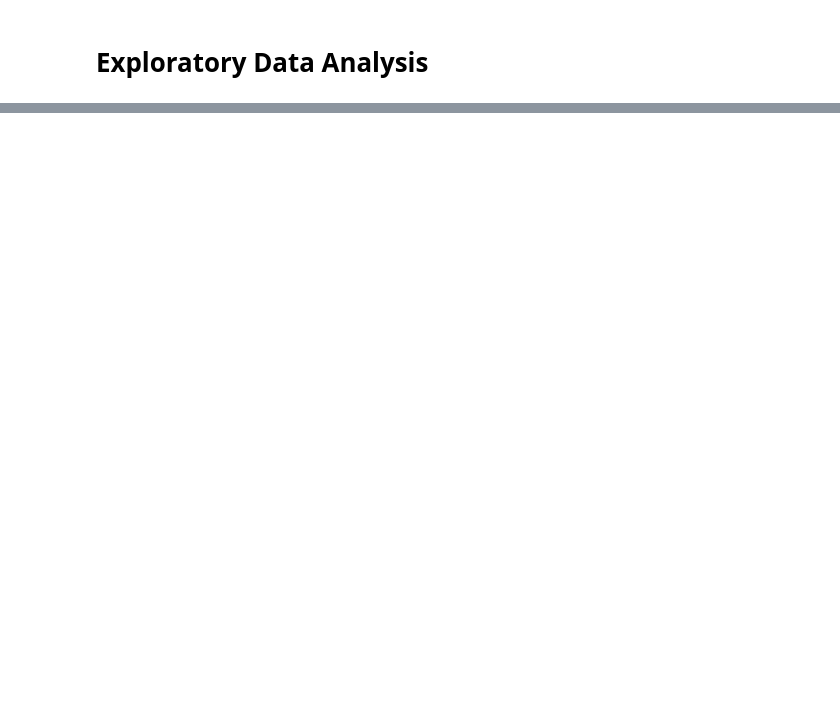
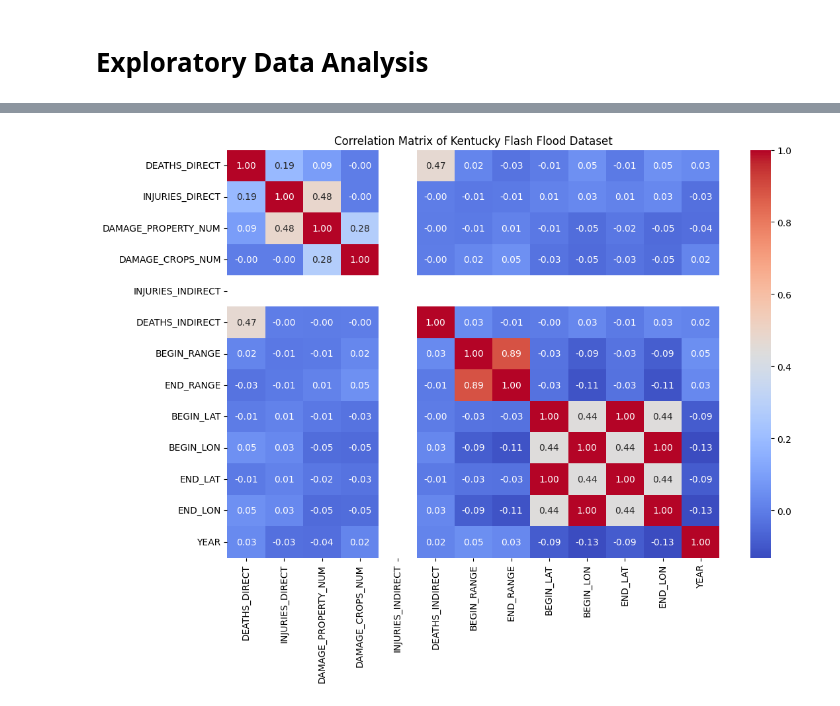
Before and after one commit to ashleyadehart/flash_floods_ky_2015_2025, a Jupyter notebook: flash_floods_ky_2015_2025.ipynb, the cells around one changed output, grey strips where cells are left out. Cells and saved outputs as stored; diff of their text form; code cells hidden in the pictures; blank space fills up the shorter version.

Commit message:
Updated code to conduct more EDA, along with creating visualizations for the dataset

```diff
--- a/flash_floods_ky_2015_2025.ipynb
+++ b/flash_floods_ky_2015_2025.ipynb
@@ -45,9 +127,12 @@ df.rename(columns={'CZ_NAME_STR': 'COUNTY_NAME'}, inplace=True)
 df.drop(columns=['MAGNITUDE', 'MAGNITUDE_TYPE','TOR_F_SCALE', 'TOR_LENGTH', 'TOR_WIDTH' ], inplace=True)
 # %%
 # Fix data types using .astype()
-df= df.astype({'BEGIN_DATE': 'datetime64[ns]'})
-df= df.astype({'END_DATE': 'datetime64[ns]'})
-df= df.astype({'EVENT_ID': 'object'})
-df= df.astype({'BEGIN_TIME': 'object'})
-df= df.astype({'END_TIME': 'object'})
+df = df.astype({'BEGIN_DATE': 'datetime64[ns]'})
+df = df.astype({'END_DATE': 'datetime64[ns]'})
+df = df.astype({'EVENT_ID': 'object'})
+df = df.astype({'BEGIN_TIME': 'object'})
+df = df.astype({'END_TIME': 'object'})
+df = df.astype({'EPISODE_ID': 'object'})
+df = df.astype({'CZ_FIPS': 'object'})
+df = df.astype({'YEAR': 'int64'})
 print(df.dtypes)
@@ -56,0 +188,4 @@ df.isnull().sum()
+# %%
+# Replace missing values in EVENT_NARRATIVE with "Unknown"
+df["EVENT_NARRATIVE"] = df["EVENT_NARRATIVE"].fillna("Unknown")
+print(df["EVENT_NARRATIVE"].isna().sum())
@@ -59,0 +404,13 @@ df.duplicated().sum()
+# %%
+# Create a heatmap that shows correlations between numerical variables
+numeric_df = df.select_dtypes(include=["number"])
+
+corr_matrix = numeric_df.corr()
+
+plt.figure(figsize=(12, 8))
+sns.heatmap(corr_matrix, annot=True, cmap="coolwarm", fmt=".2f")
+
+plt.title("Correlation Matrix of Kentucky Flash Flood Dataset")
+plt.show()
+# %% [output]
+[figure, added]
```
Also changed, not shown: parts of 26 cells of this notebook, 3 other files.
